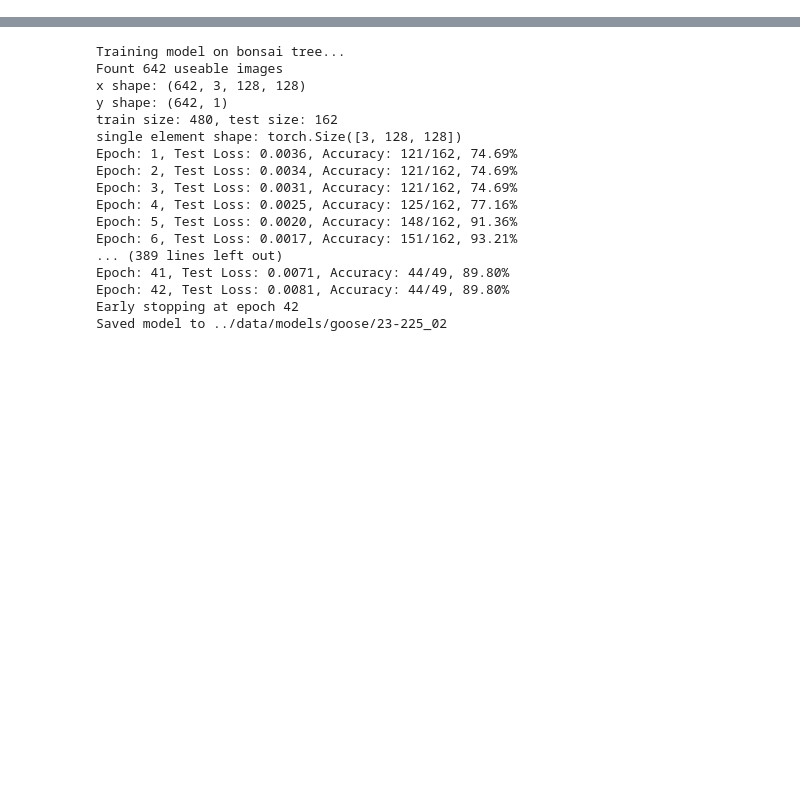
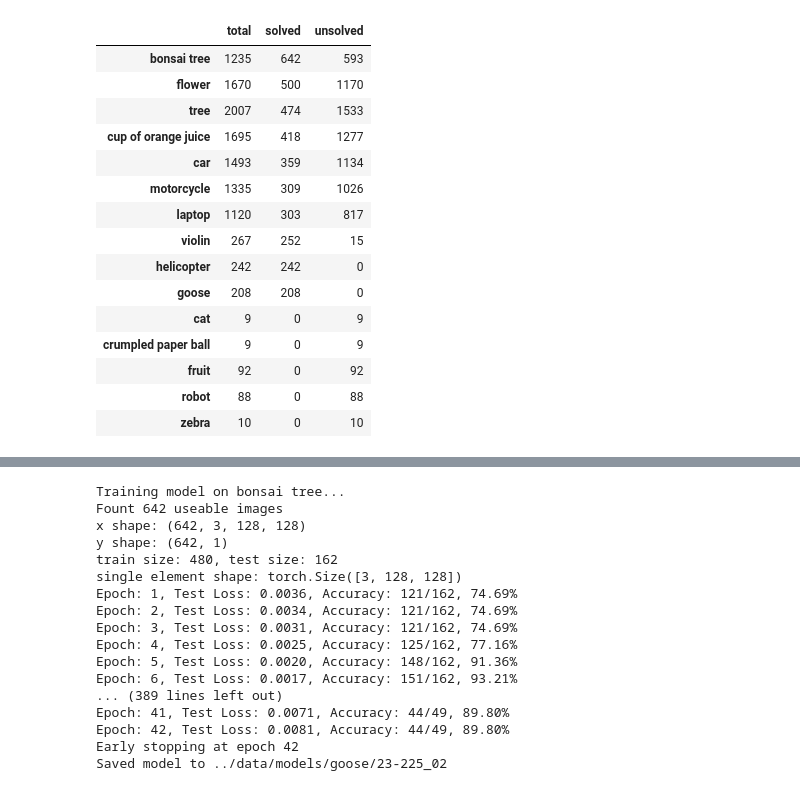
Before and after one commit to xTerradon/hcaptcha-solver, a Jupyter notebook: dev/main.ipynb, the cells around one changed output, grey strips where cells are left out. Saved outputs shown, nothing was run; the diff lists cells and outputs as text; code cells hidden in the pictures; blank space fills up the shorter version.

```diff
--- a/dev/main.ipynb
+++ b/dev/main.ipynb
@@ -4,10 +4,27 @@ import numpy as np
 import os
 # %%
 %run sqlite_execution.py
-db_handler = Sqlite_Handler()
+db1 = DB_V1()
 # db_handler.drop_duplicates()
-info = db_handler.get_info()
+info = db1.get_info()
 info
+# %% [output]
+|  | total | solved | unsolved |
+| bonsai tree | 1235 | 642 | 593 |
+| flower | 1670 | 500 | 1170 |
+| tree | 2007 | 474 | 1533 |
+| cup of orange juice | 1695 | 418 | 1277 |
+| car | 1493 | 359 | 1134 |
+| motorcycle | 1335 | 309 | 1026 |
+| laptop | 1120 | 303 | 817 |
+| violin | 267 | 252 | 15 |
+| helicopter | 242 | 242 | 0 |
+| goose | 208 | 208 | 0 |
+| cat | 9 | 0 | 9 |
+| crumpled paper ball | 9 | 0 | 9 |
+| fruit | 92 | 0 | 92 |
+| robot | 88 | 0 | 88 |
+| zebra | 10 | 0 | 10 |
 # %%
 %run visualizer.py
 plot_captcha_info(info, figsize=(4,10))
```
Also changed, not shown: parts of 6 cells of this notebook, 26 other files.
